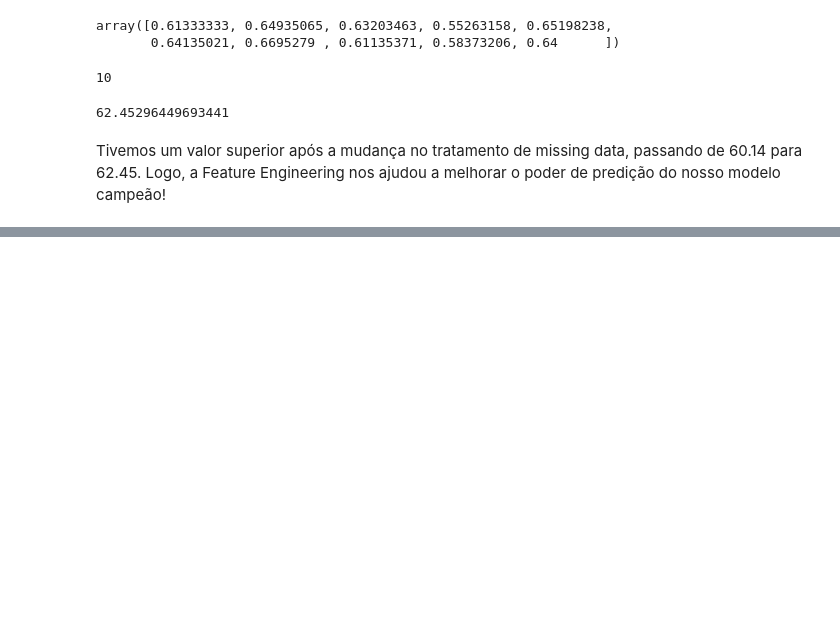
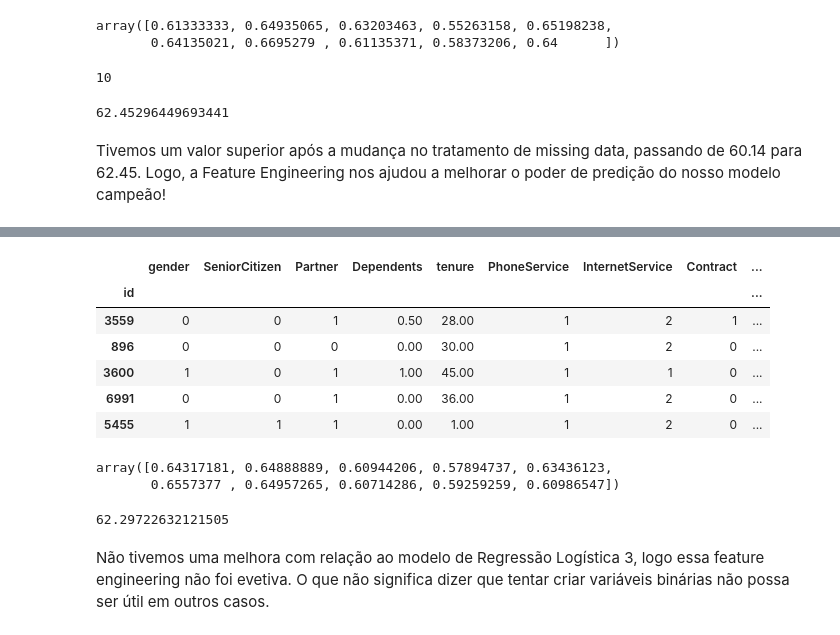
Before and after one commit to rhyanfrazao/projeto-classificacao-churn, a Jupyter notebook: projeto-classificacao-churn.ipynb, the cells around one changed output, grey strips where cells are left out. Saved outputs shown, nothing was run; the diff lists cells and outputs as text; code cells hidden in the pictures; blank space fills up the shorter version.

```diff
--- a/projeto-classificacao-churn.ipynb
+++ b/projeto-classificacao-churn.ipynb
@@ -976,0 +1040,41 @@ Tivemos um valor superior após a mudança no tratamento de missing data, passan
+# %%
+# O cliente tem x não tem internet:
+X_treino['tem_internet'] = X_treino['InternetService'].isin([1, 2]).astype(int)
+
+# Possui fidelidade:
+X_treino['tem_fidelidade'] = X_treino['Contract'].isin([1, 2]).astype(int)
+
+# Vamos contar a quantidade de serviços que o cliente tem contratado:
+
+X_treino['numero_de_servicos'] = X_treino['tem_internet'] + X_treino['OnlineSecurity_Yes'] + X_treino['MultipleLines_Yes'] + X_treino['OnlineBackup_Yes'] + X_treino['DeviceProtection_Yes'] + X_treino['TechSupport_Yes'] + X_treino['StreamingTV_Yes'] + X_treino['StreamingMovies_Yes'] + X_treino['PhoneService']
+
+# Vamos criar um valor por média de cobrança:
+
+X_treino['media_cobranca_por_servico'] = X_treino['MonthlyCharges'] / X_treino['numero_de_servicos']
+X_treino.head()
+# %% [output]
+|  | gender | SeniorCitizen | Partner | Dependents | tenure | PhoneService | InternetService | Contract | ... |
+| id |  |  |  |  |  |  |  |  | ... |
+| 3559 | 0 | 0 | 1 | 0.50 | 28.00 | 1 | 2 | 1 | ... |
+| 896 | 0 | 0 | 0 | 0.00 | 30.00 | 1 | 2 | 0 | ... |
+| 3600 | 1 | 0 | 1 | 1.00 | 45.00 | 1 | 1 | 0 | ... |
+| 6991 | 0 | 0 | 1 | 0.00 | 36.00 | 1 | 2 | 0 | ... |
+| 5455 | 1 | 1 | 1 | 0.00 | 1.00 | 1 | 2 | 0 | ... |
+# %%
+# Criando um novo modelo de Regressão Logística:
+r1_4 = LogisticRegression(max_iter=500)
+
+# Treinando com o Cross Validation:
+valores_f1_r14 = cross_val_score(estimator=r1_4, X=X_treino, y=y_treino.values.flatten(),
+                                cv=10, scoring='f1')
+valores_f1_r14
+# %% [output]
+array([0.64317181, 0.64888889, 0.60944206, 0.57894737, 0.63436123,
+       0.6557377 , 0.64957265, 0.60714286, 0.59259259, 0.60986547])
+# %%
+media_f1_r14 = valores_f1_r14.mean()
+media_f1_r14*100
+# %% [output]
+62.29722632121505
+# %% [markdown]
+Não tivemos uma melhora com relação ao modelo de Regressão Logística 3, logo essa feature engineering não foi evetiva. O que não significa dizer que tentar criar variáveis binárias não possa ser útil em outros casos.
```
Also changed, not shown: parts of 32 cells of this notebook.
